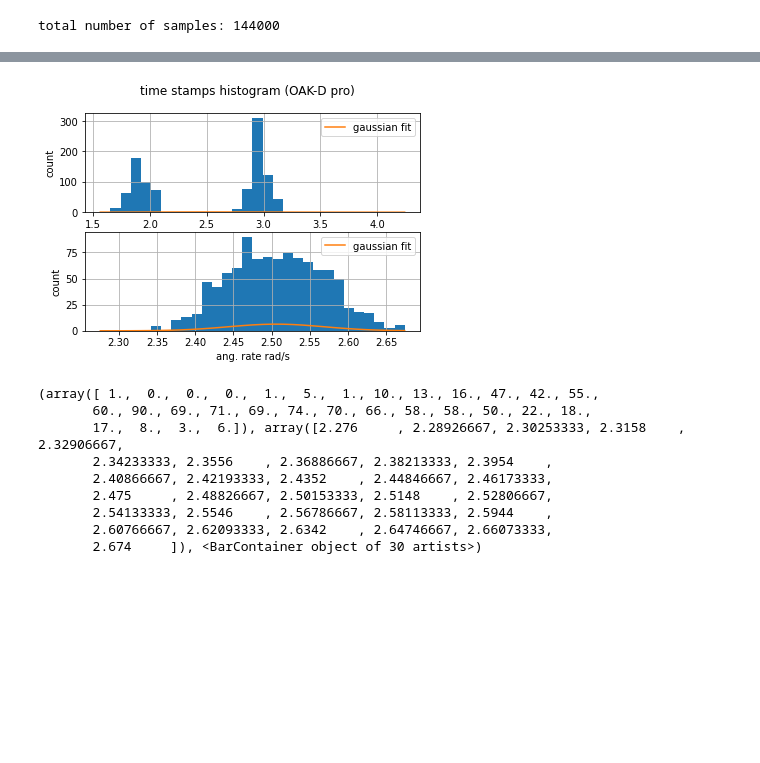
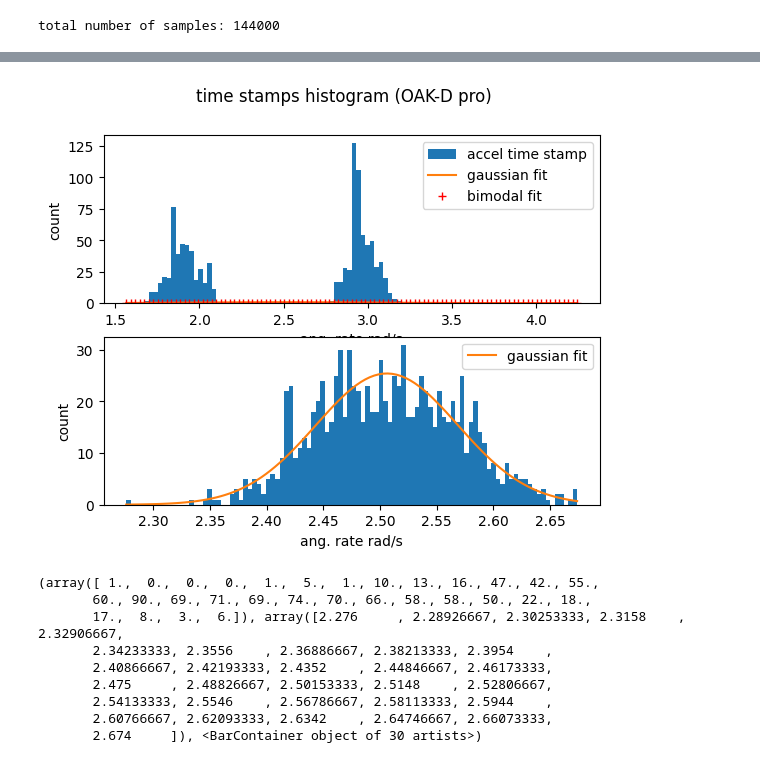
Before and after one commit to diplodocuslongus/depthai2know, a Jupyter notebook: IMU/imu_noise_characterization.ipynb, the cells around one changed output, grey strips where cells are left out. Cells and saved outputs as stored; diff of their text form; code cells hidden in the pictures; blank space fills up the shorter version.

```diff
--- a/IMU/imu_noise_characterization.ipynb
+++ b/IMU/imu_noise_characterization.ipynb
@@ -91,6 +96,7 @@ print(f'total number of samples: {tot_nb_sample}')
 # %% [output]
 total number of samples: 144000
 # %%
+NBINS = 100
 acc_ts_grad=np.gradient(acc_ts)
 gyro_ts_grad=np.gradient(ts)
 print(len(acc_ts_grad))
@@ -100,11 +106,12 @@ f, axarr = plt.subplots(2, sharex=False)
 # f.set_figheight(12)
 # f.set_figwidth(8)
 f.suptitle(f'time stamps histogram (OAK-D pro)',fontsize = 12)
-a, bins_acc_ts, b = axarr[0].hist(acc_ts_grad, NBINS) #, density=1, alpha=0.5,label='accel time stamp')
-_, bins_gyro_ts, _ = axarr[1].hist(gyro_ts_grad, NBINS) #, density=1, alpha=0.5,label='gyro time stamp')
-print(a,bins_acc_ts,b)
+acc_cnt, bins_acc_ts, b = axarr[0].hist(acc_ts_grad, NBINS , density=False, label='accel time stamp') # alpha=0.1 is the opacity (alpha in 0 - 1 range)
+gyr_cnt, bins_gyro_ts, _ = axarr[1].hist(gyro_ts_grad, NBINS) #, density=1, alpha=0.5,label='gyro time stamp')
 
-
+with np.printoptions(precision=3, suppress=True):
+    print(f'acc_cnt {acc_cnt}\n,bins_acc_ts {bins_acc_ts}\n b {b}')
+    print(f'gyr_cnt = {gyr_cnt},\nbins_gyro_ts {bins_gyro_ts}')
 
 # axarr[0].set_title('Gyro Angular rate X')
 def gauss(x,mu,sigma,A):
@@ -112,22 +119,64 @@ def gauss(x,mu,sigma,A):
 def bimodal(x,mu1,sigma1,A1,mu2,sigma2,A2):
     return gauss(x,mu1,sigma1,A1)+gauss(x,mu2,sigma2,A2)
 
-expected=(1.8,.5,2,3,.5,2)
-params,cov=curve_fit(bimodal,np.arange(len(acc_ts_grad)),acc_ts_grad,expected)
-sigma=np.sqrt(np.diag(cov))
-print(params,'\n',sigma)
+accel_expectd_fit=(1.7,.06,100,3,0.06,200)
+# Create an array of length num_bins containing the center of each bin.
+
+centers = 0.5*(bins_acc_ts[:-1] + bins_acc_ts[1:])
+acc_params,acc_cov=curve_fit(bimodal,acc_cnt,centers,accel_expectd_fit)
+
+# gyr_params,gyr_cov=curve_fit(gauss,np.arange(len(gyro_ts_grad)),gyro_ts_grad,gyro_expectd_fit)
+# gyr_params,gyr_cov=curve_fit(gauss,np.arange(len(acc_ts_grad)),acc_ts_grad,expected)
+acc_sigma=np.sqrt(np.diag(acc_cov))
+print(f'acc_params {acc_params} ,{acc_sigma}')
+
+gyro_expectd_fit=(2.5,.06,70)
+# Create an array of length num_bins containing the center of each bin.
+gyro_bin_centers = 0.5*(bins_gyro_ts[:-1] + bins_gyro_ts[1:])
+gyr_params,gyr_cov=curve_fit(gauss,gyr_cnt,gyro_bin_centers,gyro_expectd_fit)
+# gyr_params,gyr_cov=curve_fit(gauss,np.arange(len(gyro_ts_grad)),gyro_ts_grad,gyro_expectd_fit)
+# gyr_params,gyr_cov=curve_fit(gauss,np.arange(len(acc_ts_grad)),acc_ts_grad,expected)
+gyr_sigma=np.sqrt(np.diag(gyr_cov))
+print(f'gyr_params {gyr_params} ,{gyr_sigma}')
 # params,cov=curve_fit(bimodal,bins_acc_ts,expected)
 # print(f'bins from histo: { bins_gx,bins_gy,bins_gz}')
 mu, sigma = zip(stats.norm.fit(acc_ts_grad),stats.norm.fit(gyro_ts_grad))
 
+'''
+# yet another way for the fit
+from scipy.optimize import leastsq
+
+# fitfunc  = lambda p, x: p[0]*np.exp(-0.5*((x-p[1])/p[2])**2)+p[3]
+fitfunc  = lambda p, x: p[0]*np.exp(-0.5*((x-p[1])/p[2])**2)
+
+errfunc  = lambda p, x, y: (y - fitfunc(p, x))
+init  = [1.0, 0.5, 0.5]
+# init  = [1.0, 0.5, 0.5, 0.5]
+
+out   = leastsq( errfunc, init, args=(gyr_cnt,gyro_bin_centers))
+c = out[0]
+print("Fit Coefficients:")
+print(c[0],c[1],abs(c[2]))
+# print(c[0],c[1],abs(c[2]),c[3])
+'''
+
+
+
 print(f'Gaussian best fit mu, sigma = {mu,sigma}')
 gauss_fit_accts = stats.norm.pdf(bins_acc_ts, mu[0], sigma[0])
-gauss_fit_gyrots = stats.norm.pdf(bins_gyro_ts, mu[1], sigma[1])
+gauss_fit_gyrots =  stats.norm.pdf(bins_gyro_ts, mu[1], sigma[1])
+# gauss_fit_gyrots = 1/sigma[1]* stats.norm.pdf(bins_gyro_ts, mu[1], sigma[1])
 axarr[0].plot(bins_acc_ts,gauss_fit_accts,label = 'gaussian fit')
-axarr[1].plot(bins_gyro_ts,gauss_fit_gyrots,label = 'gaussian fit')
-print(gauss_fit_accts)
+axarr[0].plot(bins_acc_ts,bimodal(bins_acc_ts,*acc_params),'r+',label = 'bimodal fit')
+
+# axarr[1].plot(bins_gyro_ts,1/sigma[1]*gauss_fit_gyrots,label = 'gaussian fit')
+axarr[1].plot(bins_gyro_ts,sum(gyr_cnt)*gauss_fit_gyrots/sum(gauss_fit_gyrots),label = 'gaussian fit')
+# axarr[1].plot(bins_gyro_ts, fitfunc(c, bins_gyro_ts))
+# axarr[1].plot(bins_gyro_ts,gauss(bins_gyro_ts,*gyr_params),label = 'curve fit')
+with np.printoptions(precision=3, suppress=True):
+    print(f'gauss_fit_accts \n{gauss_fit_accts}')
 for i in range(2):
-    axarr[i].grid()
+    # axarr[i].grid()
     axarr[i].set_ylabel('count')
     axarr[i].set_xlabel('ang. rate rad/s')
     axarr[i].legend()
@@ -154,4 +202,4 @@ Gaussian best fit mu, sigma = ((2.5061980000000004, 2.5061224999999996), (0.5317
-[figure, old version]
+[figure, new version]
 # %%
 gyro_ts_grad=np.gradient(ts)
 # print(f'{np.gradient(acc_ts)}')
```
Also changed, not shown: parts of 4 cells of this notebook, 1 other file.
